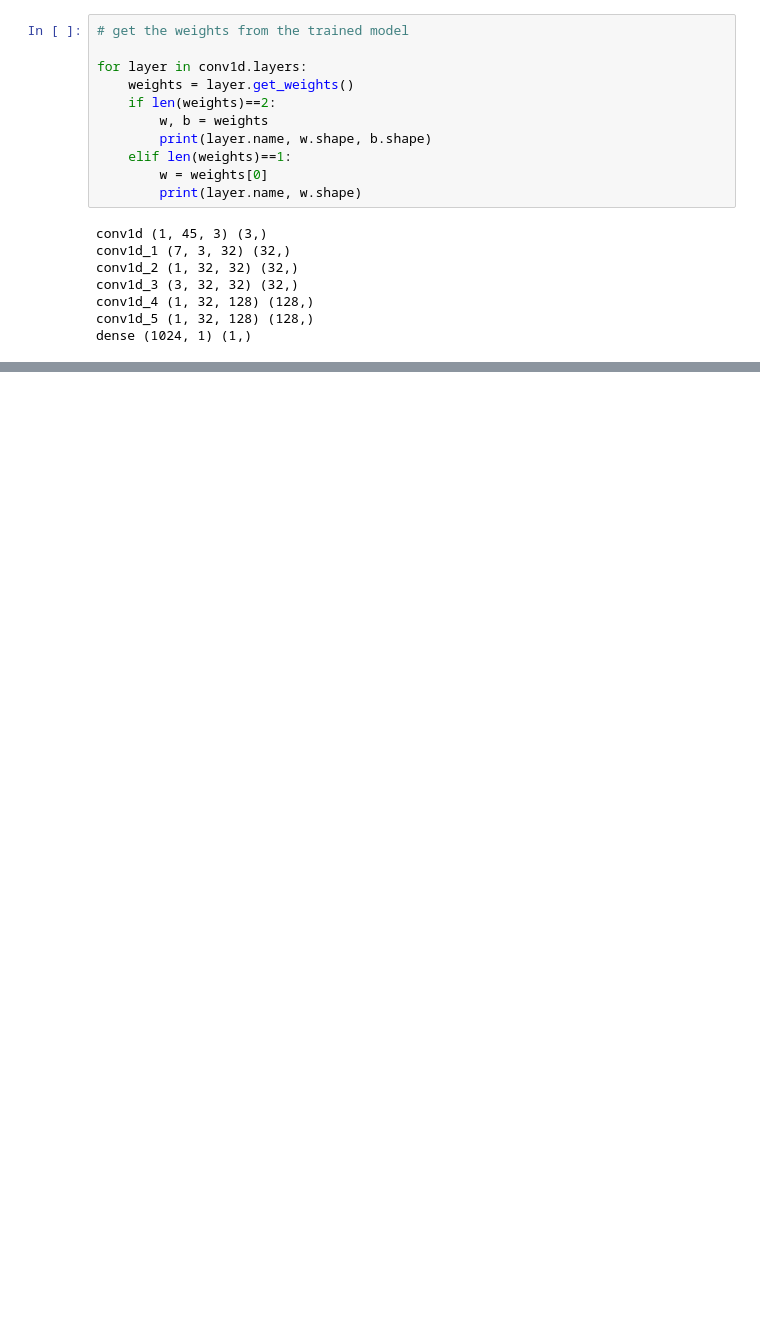
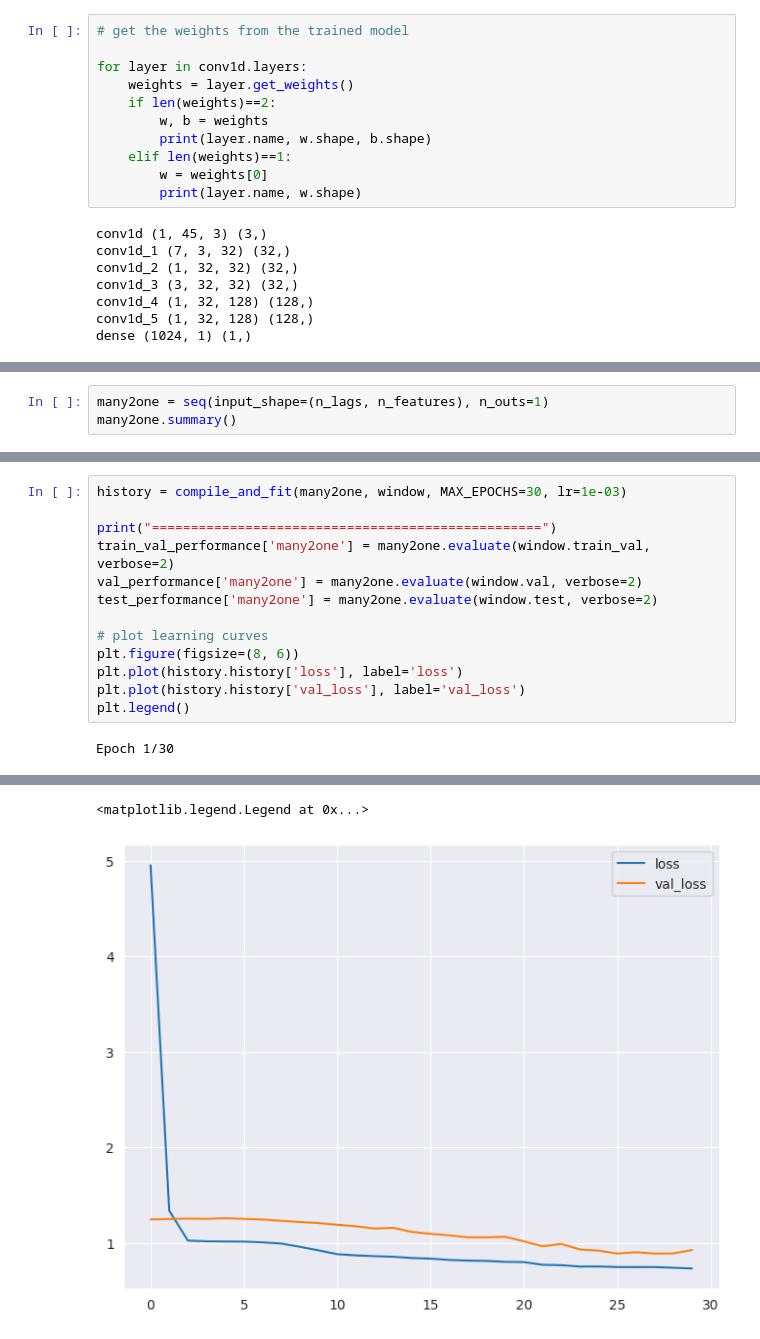
Before and after one commit to YangyangFu/transformer-time-series, a Jupyter notebook: 4-transfer-learning-single-step.ipynb, the cells around one changed output, grey strips where cells are left out. Drawn from its saved outputs; the diff is of its cells as text; blank space fills up the shorter version.

```diff
--- a/4-transfer-learning-single-step.ipynb
+++ b/4-transfer-learning-single-step.ipynb
@@ -669,0 +666,3 @@ Epoch 15/15
+# %%
+many2one = seq(input_shape=(n_lags, n_features), n_outs=1)
+many2one.summary()
@@ -669,0 +699,15 @@ Epoch 15/15
+# %%
+history = compile_and_fit(many2one, window, MAX_EPOCHS=30, lr=1e-03)
+
+print("==================================================")
+train_val_performance['many2one'] = many2one.evaluate(window.train_val, verbose=2)
+val_performance['many2one'] = many2one.evaluate(window.val, verbose=2)
+test_performance['many2one'] = many2one.evaluate(window.test, verbose=2)
+
+# plot learning curves
+plt.figure(figsize=(8, 6))
+plt.plot(history.history['loss'], label='loss')
+plt.plot(history.history['val_loss'], label='val_loss')
+plt.legend()
+# %% [output]
+Epoch 1/30
@@ -669,0 +778,2 @@ Epoch 15/15
+<matplotlib.legend.Legend at 0x...>
+[figure, added]
```
Also changed, not shown: parts of 11 cells of this notebook.
